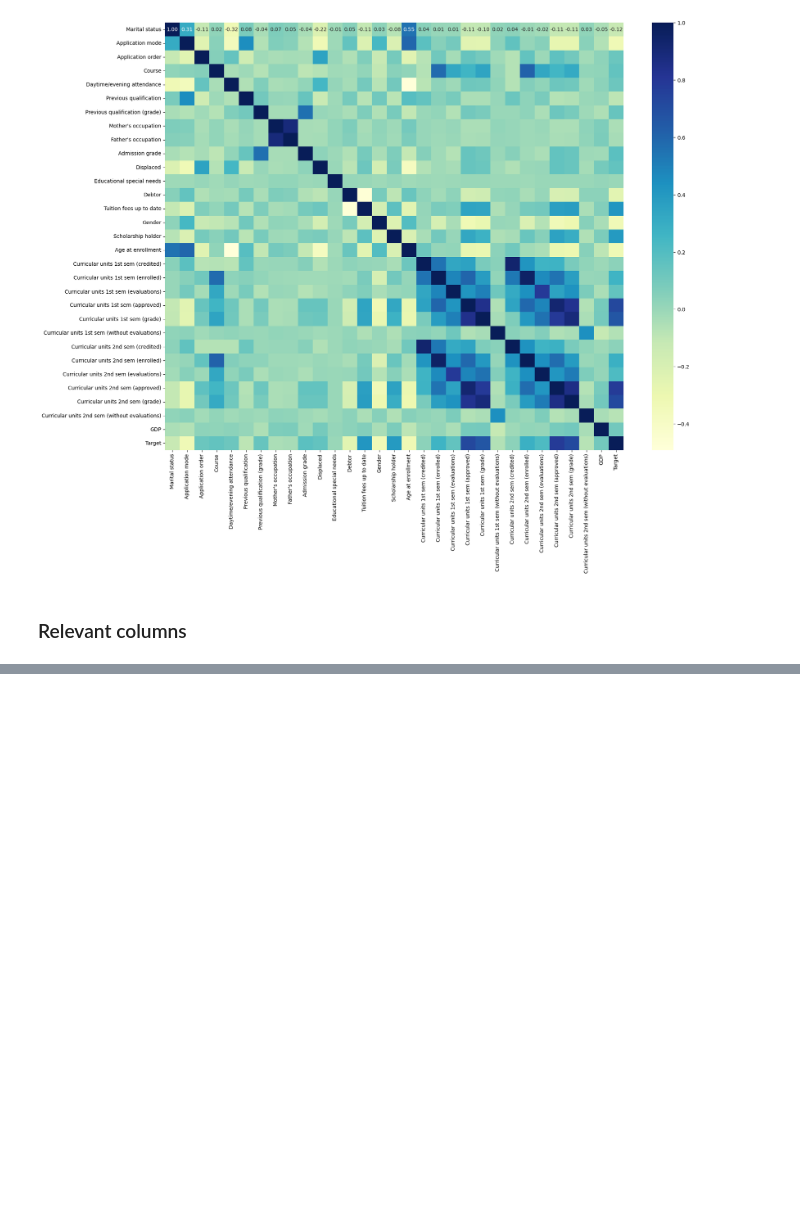
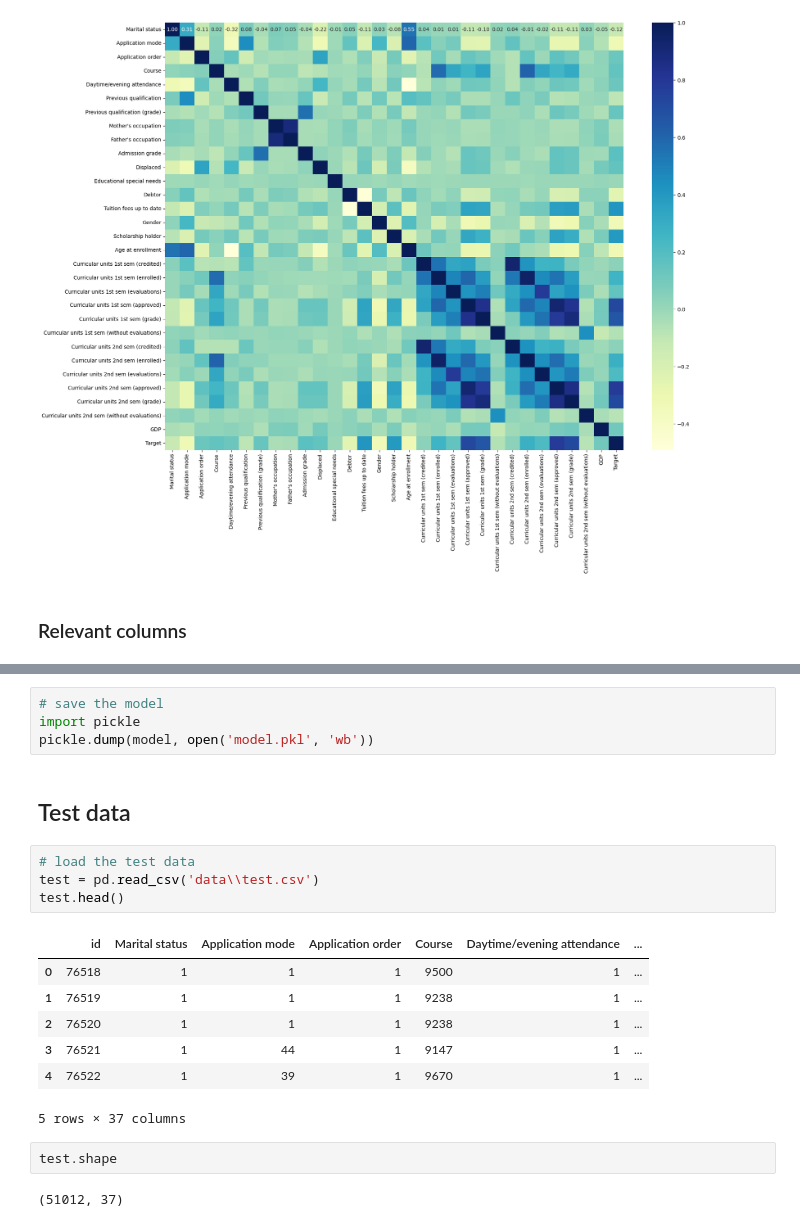
Before and after one commit to VishalyGinny/Data-Science-Projects, a Jupyter notebook: Academic/Academic.ipynb, the cells around one changed output, grey strips where cells are left out. Drawn from its saved outputs; the diff is of its cells as text; blank space fills up the shorter version.

```diff
--- a/Academic/Academic.ipynb
+++ b/Academic/Academic.ipynb
@@ -176,0 +253,22 @@ AttributeError: 'numpy.int64' object has no attribute 'startswith'
+# %%
+# save the model
+import pickle
+pickle.dump(model, open('model.pkl', 'wb'))
+# %% [markdown]
+## Test data
+# %%
+# load the test data
+test = pd.read_csv('data\\test.csv')
+test.head()
+# %% [output]
+|  | id | Marital status | Application mode | Application order | Course | Daytime/evening attendance | ... |
+| 0 | 76518 | 1 | 1 | 1 | 9500 | 1 | ... |
+| 1 | 76519 | 1 | 1 | 1 | 9238 | 1 | ... |
+| 2 | 76520 | 1 | 1 | 1 | 9238 | 1 | ... |
+| 3 | 76521 | 1 | 44 | 1 | 9147 | 1 | ... |
+| 4 | 76522 | 1 | 39 | 1 | 9670 | 1 | ... |
+5 rows × 37 columns
+# %%
+test.shape
+# %% [output]
+(51012, 37)
```
Also changed, not shown: parts of 25 cells of this notebook, 2 other files.
